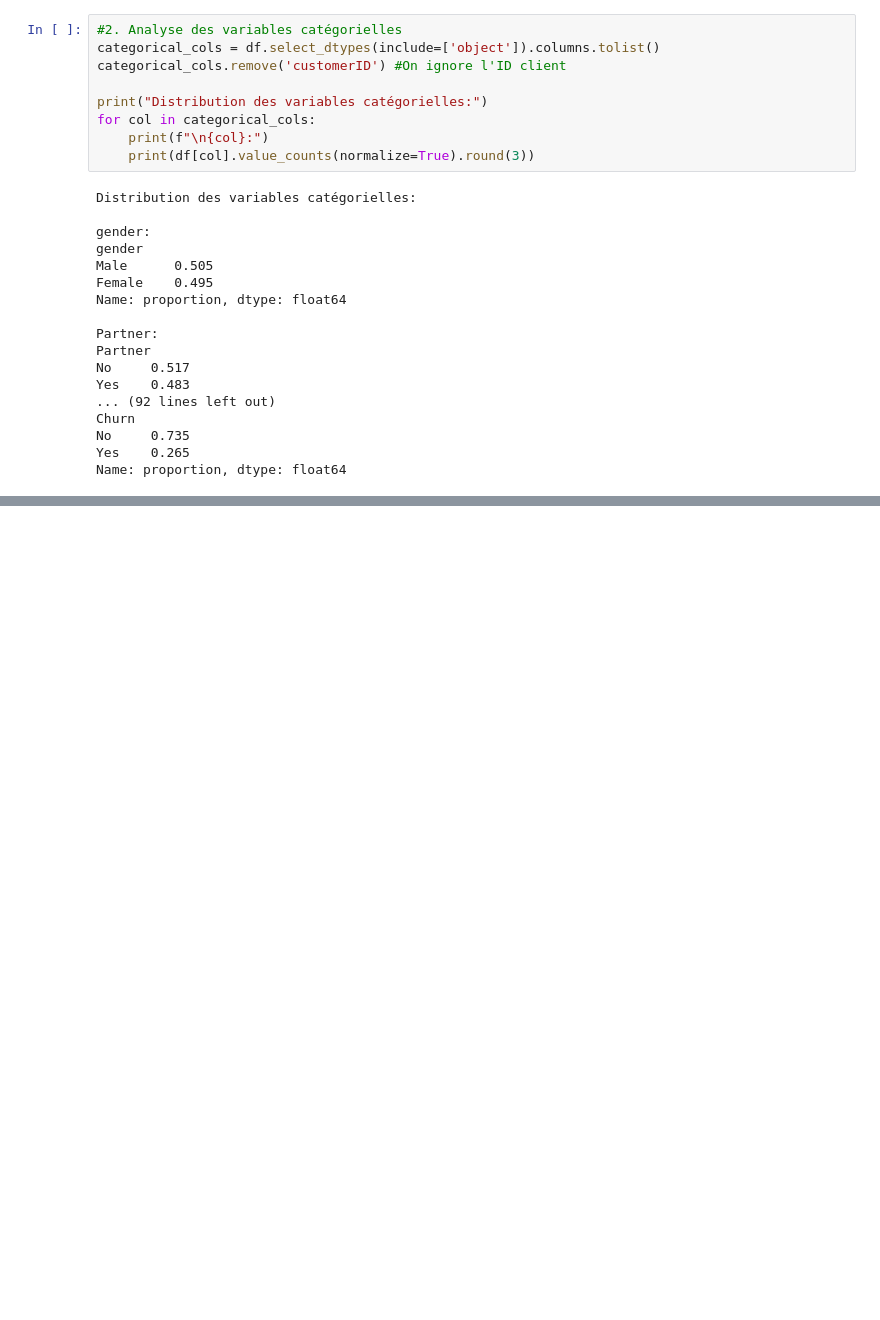
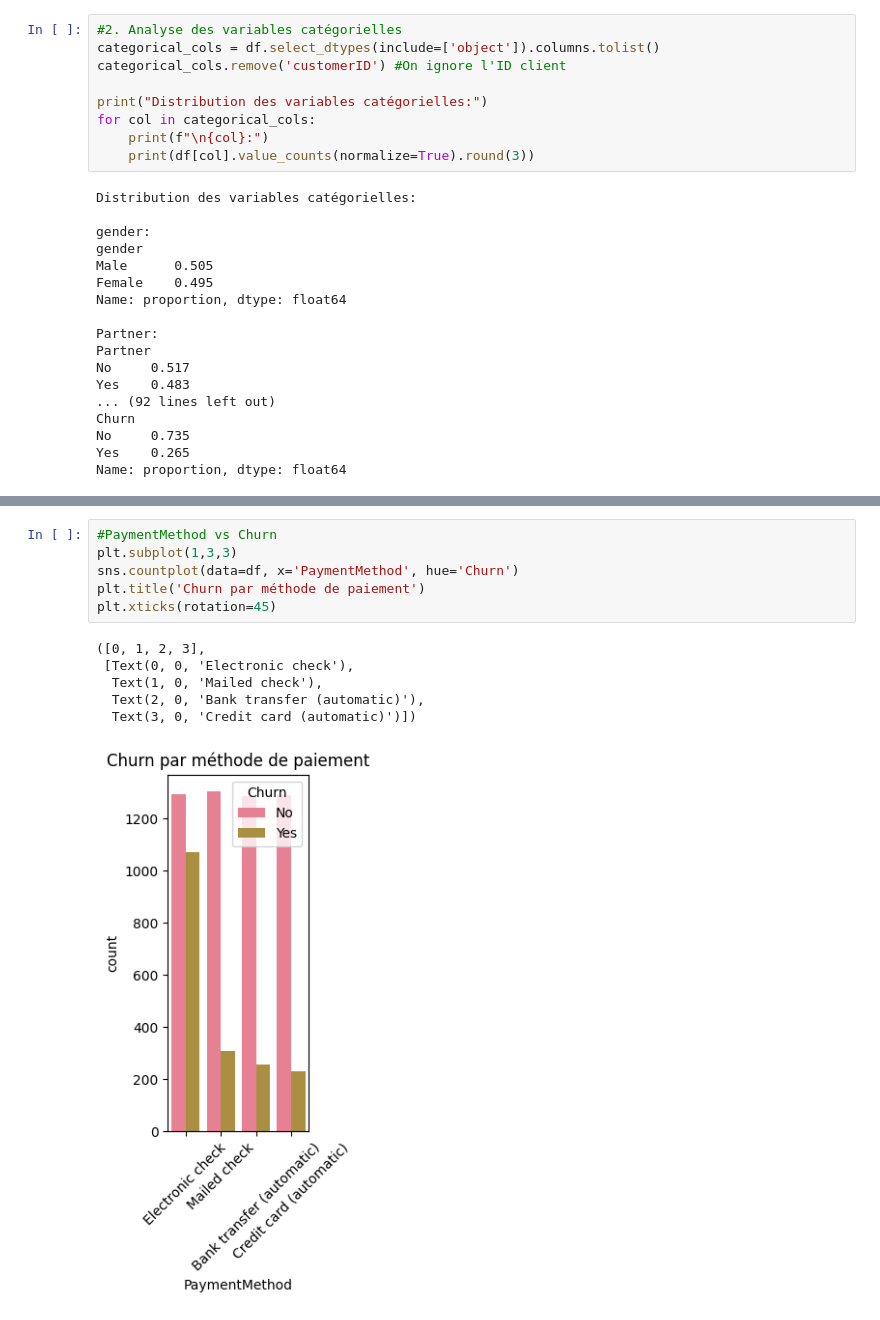
Before and after one commit to RaoufAddeche/Churn-Clients, a Jupyter notebook: notebooks/nettoyage_raouf.ipynb, the cells around one changed output, grey strips where cells are left out. Cells and saved outputs as stored; diff of their text form; blank space fills up the shorter version.

```diff
--- a/notebooks/nettoyage_raouf.ipynb
+++ b/notebooks/nettoyage_raouf.ipynb
@@ -162,0 +196,13 @@ Name: proportion, dtype: float64
+# %%
+#PaymentMethod vs Churn
+plt.subplot(1,3,3)
+sns.countplot(data=df, x='PaymentMethod', hue='Churn')
+plt.title('Churn par méthode de paiement')
+plt.xticks(rotation=45)
+# %% [output]
+([0, 1, 2, 3],
+ [Text(0, 0, 'Electronic check'),
+  Text(1, 0, 'Mailed check'),
+  Text(2, 0, 'Bank transfer (automatic)'),
+  Text(3, 0, 'Credit card (automatic)')])
+[figure, added]
```
Also changed, not shown: parts of 13 cells of this notebook, 10 other files.
